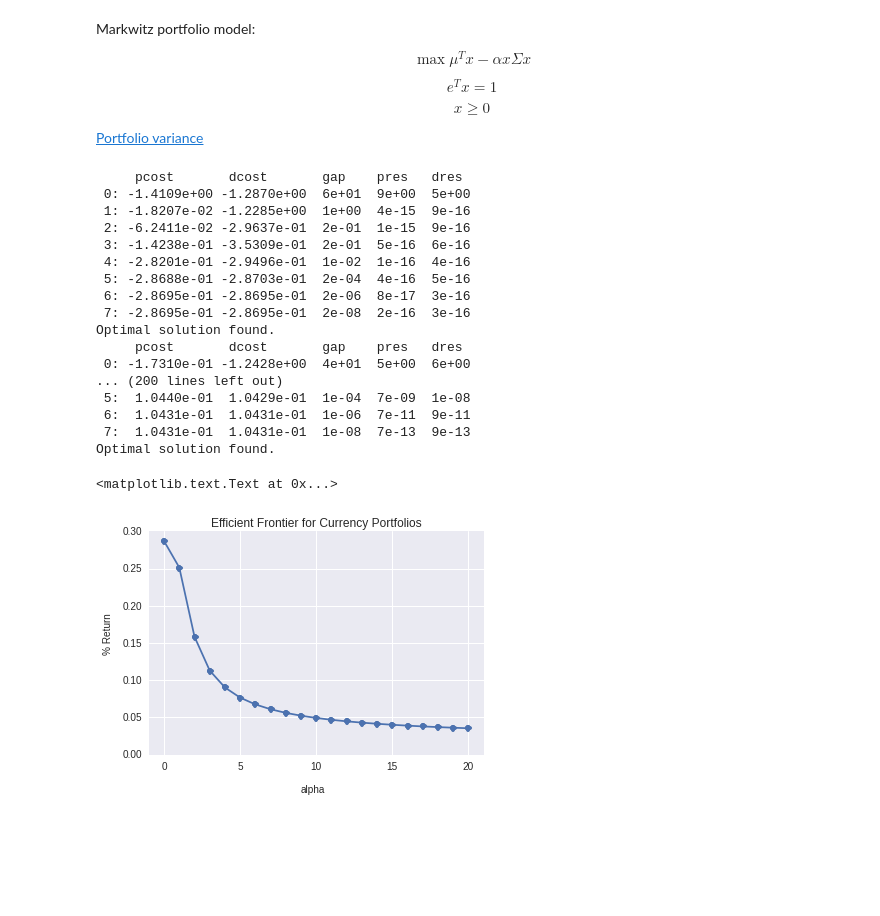
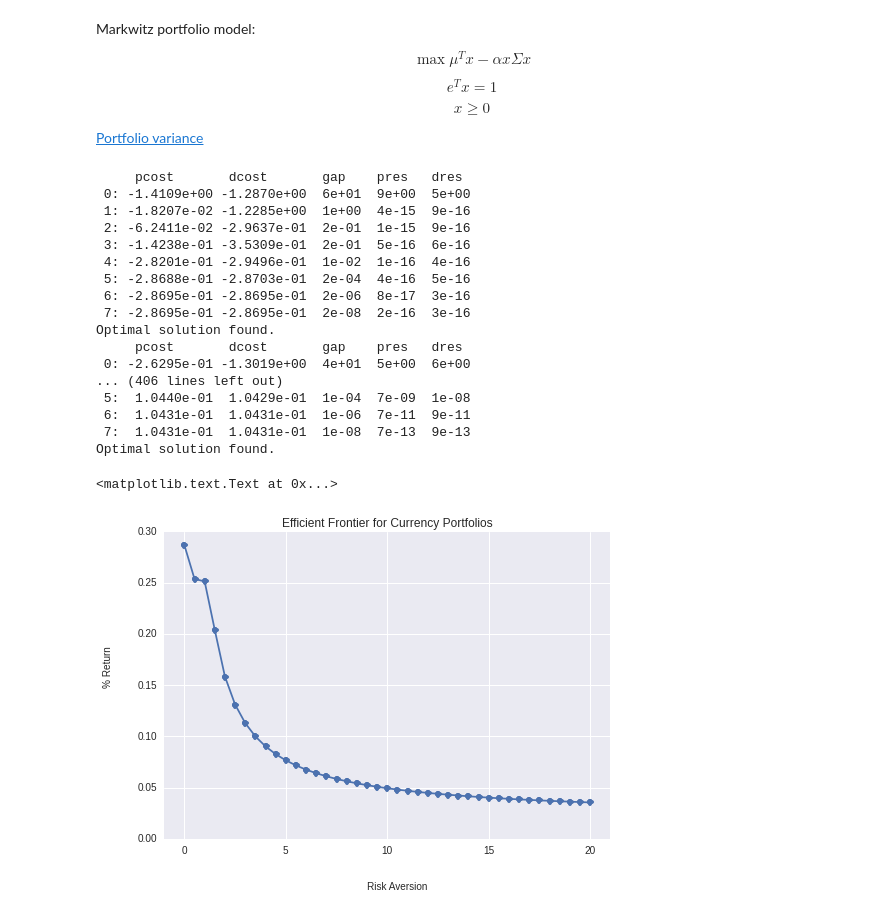
Before and after one commit to yhat/currency-portfolio-optimization, a Jupyter notebook: Currency Portfolio Optimization.ipynb, the cells around one changed output. Cells and saved outputs as stored; diff of their text form; code cells hidden in the pictures; blank space fills up the shorter version.

Commit message:
Relabeling alpha to risk_aversion.

```diff
--- a/Currency Portfolio Optimization.ipynb
+++ b/Currency Portfolio Optimization.ipynb
@@ -255,9 +255,10 @@ portfolios = []
 portfolio_returns = []
 portfolio_variances = []
 
-alphas = range(21)
-for a in alphas:
-    P = matrix(a * returns_cov.as_matrix())
+risk_aversion = [ra/2.0 for ra in range(41)]
+
+for ra in risk_aversion:
+    P = matrix(ra * returns_cov.as_matrix())
     solution = solvers.qp(P, q, G, h, A, b)
 
     portfolios.append(solution['x'])
@@ -275,8 +276,8 @@ for a in alphas:
  7: -2.8695e-01 -2.8695e-01  2e-08  2e-16  3e-16
 Optimal solution found.
      pcost       dcost       gap    pres   dres
- 0: -1.7310e-01 -1.2428e+00  4e+01  5e+00  6e+00
-... (200 lines left out)
+ 0: -2.6295e-01 -1.3019e+00  4e+01  5e+00  6e+00
+... (406 lines left out)
  5:  1.0440e-01  1.0429e-01  1e-04  7e-09  1e-08
  6:  1.0431e-01  1.0431e-01  1e-06  7e-11  9e-11
  7:  1.0431e-01  1.0431e-01  1e-08  7e-13  9e-13
@@ -284,16 +285,16 @@ Optimal solution found.
 # %%
 # Now we have an efficient frontier (Pareto optimality) showing the
 # trade-off of risk versus return.
 
 from matplotlib import pyplot
-pyplot.plot(alphas, portfolio_returns, 'o-')
+pyplot.plot(risk_aversion, portfolio_returns, 'o-')
 pyplot.axis([-1, 21, 0.0, 0.3])
 pyplot.title('Efficient Frontier for Currency Portfolios')
-pyplot.text(9, -0.05, 'alpha')
+pyplot.text(9, -0.05, 'Risk Aversion')
 pyplot.text(-4, 0.18, '% Return', rotation='vertical')
 # %% [output]
 <matplotlib.text.Text at 0x...>
-[figure, old version]
+[figure, new version]
 # %%
 pyplot.plot(portfolio_returns, portfolio_variances, 'o-')
 pyplot.axis([0, 0.3, -0.5, 7.5])
```
Also changed, not shown: parts of 4 cells of this notebook, 1 other file.
